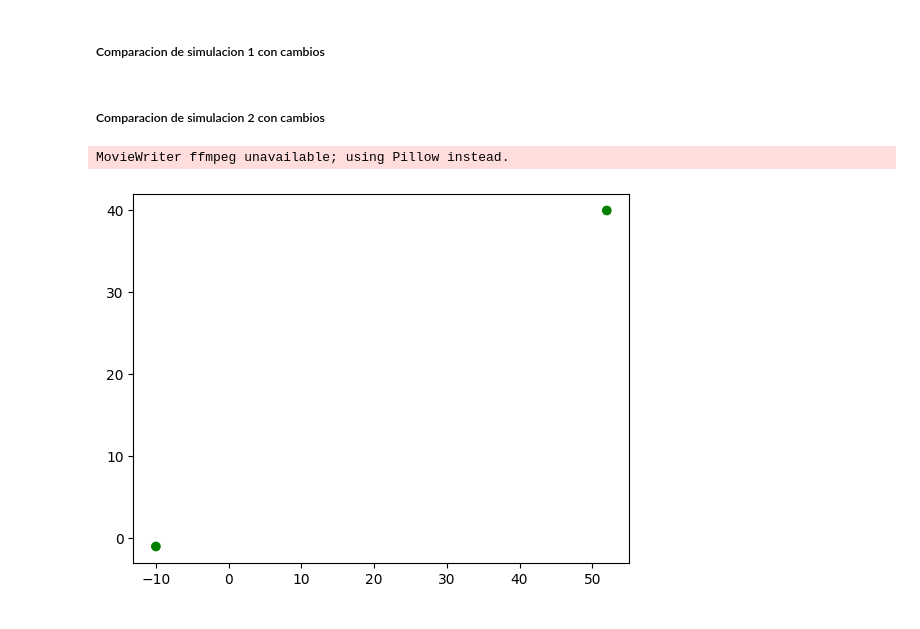
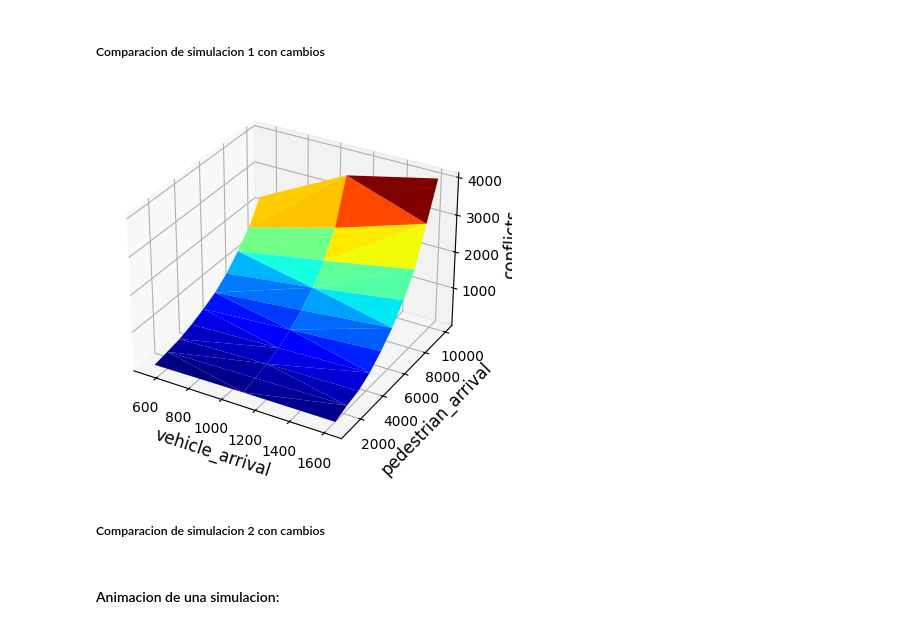
Before and after one commit to MartinCohen98/simulacion_tp1_grupo2_1c2024, a Jupyter notebook: mixmax_rng.ipynb, the cells around one changed output. Cells and saved outputs as stored; diff of their text form; code cells hidden in the pictures.

```diff
--- a/mixmax_rng.ipynb
+++ b/mixmax_rng.ipynb
@@ -1852,0 +1922,7 @@ draw_simulation(2, 5)
+# %%
+# simulacion
+# draw_simulation(n_green_ligth_simulation_1, n_cross_width_simulation_1)
+if generate_information_for_simulation_1:
+    (vehicle_arrival_simulation_1_c, pedestrian_arrival_simulation_1_c, conflicts_simulation_1_c) = generate_simulation(n_green_ligth_simulation_2, n_cross_width_simulation_2)
+# %% [output]
+[figure, added]
@@ -1854,0 +1954,2 @@ draw_simulation(2, 5)
+# %% [markdown]
+#### Animacion de una simulacion:
@@ -1900,54 +2048,2 @@ def matrix_to_plot_lists(matrix, light_is_green, current_pedestrians_right, curr
 
     return x_positions, y_positions, colors
-# %%
-import matplotlib.animation as animation
-fig, ax = plt.subplots()
-
-matrix_array
-
-matrix = matrix_array[0]
-light_is_green = lights_array[0]
-
-pedestrians_right = data_per_second[0].get_pedestrians_waiting(True)
-pedestrians_left = data_per_second[0].get_pedestrians_waiting(False)
-
-vehicles_waiting = []
-
-for i in range(6):
-    vehicles_waiting.append(data_per_second[0].get_vehicles_waiting(i))
-
-x_pos, y_pos, colors = matrix_to_plot_lists(matrix, light_is_green, pedestrians_right, pedestrians_left, vehicles_waiting, 6)
-
-scat = plt.scatter(x_pos, y_pos, c=colors)
-
-total_len = 0
-
-def updatePlot(frame):
-    if (frame >= len(matrix_array)):
-        return
-
-    matrix = matrix_array[frame]
-    light_is_green = lights_array[frame]
-
-    pedestrians_right = data_per_second[frame].get_pedestrians_waiting(True)
-    pedestrians_left = data_per_second[frame].get_pedestrians_waiting(False)
-
-    vehicles_waiting = []
-
-    for i in range(6):
-        vehicles_waiting.append(data_per_second[frame].get_vehicles_waiting(i))
-
-    x_pos, y_pos, colors = matrix_to_plot_lists(matrix, light_is_green, pedestrians_right, pedestrians_left, vehicles_waiting, 6)
-
-    offsets = list(zip(x_pos, y_pos))
-
-    scat.set_offsets(offsets)
-    scat.set_color(colors)
-    return scat
-
-
-ani = animation.FuncAnimation(fig, updatePlot, interval=125, frames=500)
-ani.save('simulacion_1.gif')
-# %% [output]
-MovieWriter ffmpeg unavailable; using Pillow instead.
-[figure, removed]
```
Also changed, not shown: parts of 40 cells of this notebook, 1 other file.
